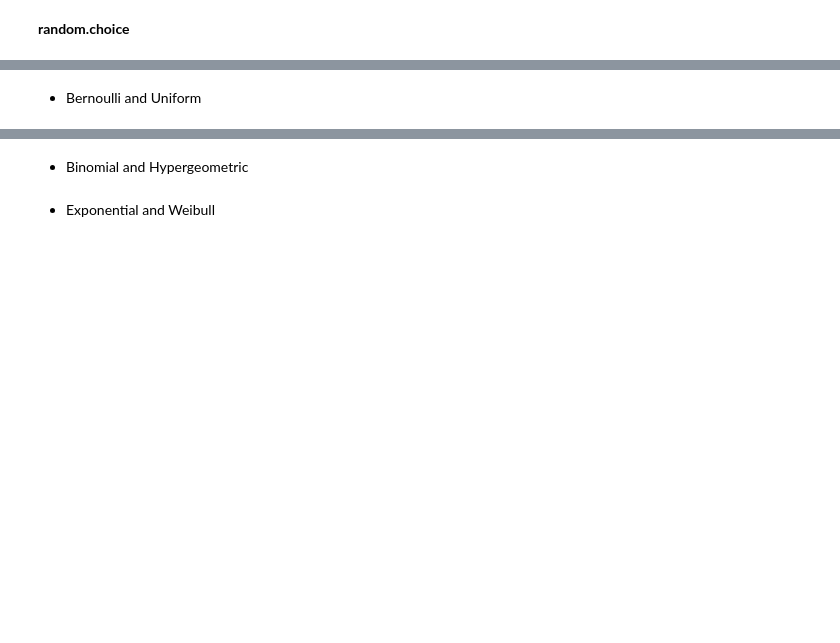
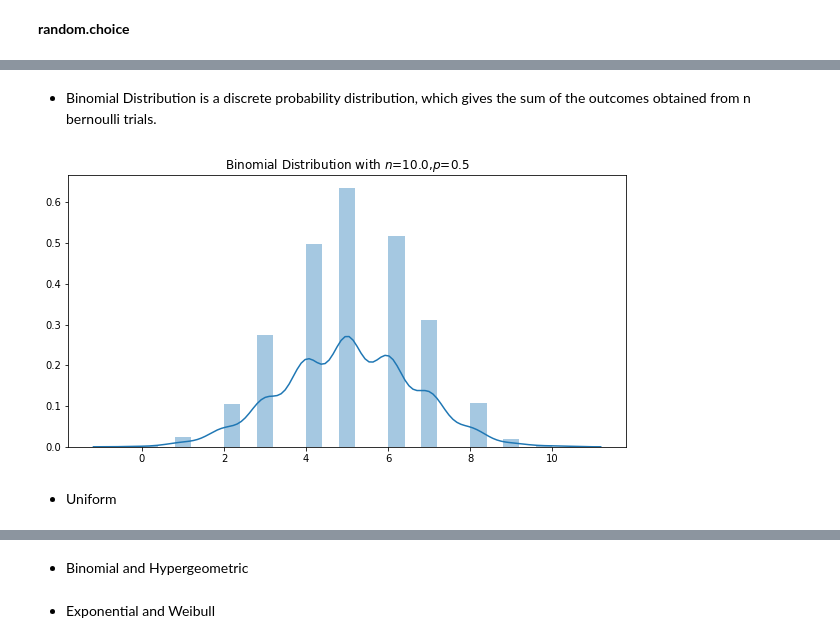
Before and after one commit to G00387847/numpy.random, a Jupyter notebook: numpy.random.ipynb, the cells around one changed output, grey strips where cells are left out. Saved outputs shown, nothing was run; the diff lists cells and outputs as text; code cells hidden in the pictures; blank space fills up the shorter version.

```diff
--- a/numpy.random.ipynb
+++ b/numpy.random.ipynb
@@ -204,2 +231,14 @@ I also found this graph below very interesting and I will try to compare my anal
+# %% [markdown]
+* Binomial Distribution is a discrete probability distribution, which gives the sum of the outcomes obtained from n bernoulli trials.
+# %%
+#Initializing the parameters 'number of trials' and 'probaility of success'
+n,p = 10,0.5
+np.random.seed(seed=32)
+s_binomial=np.random.binomial(n,p,1000)
+plt.subplots(figsize=(10,5))
+plot=sns.distplot(pd.DataFrame(s_binomial)).set_title('Binomial Distribution with $n$=%.1f,$p$=%.1f' % (n,p))
+fig=plot.get_figure()
+# %% [output]
+[figure, added]
 # %% [markdown]
-* Bernoulli and Uniform
+* Uniform
```
Also changed, not shown: parts of 23 cells of this notebook.
